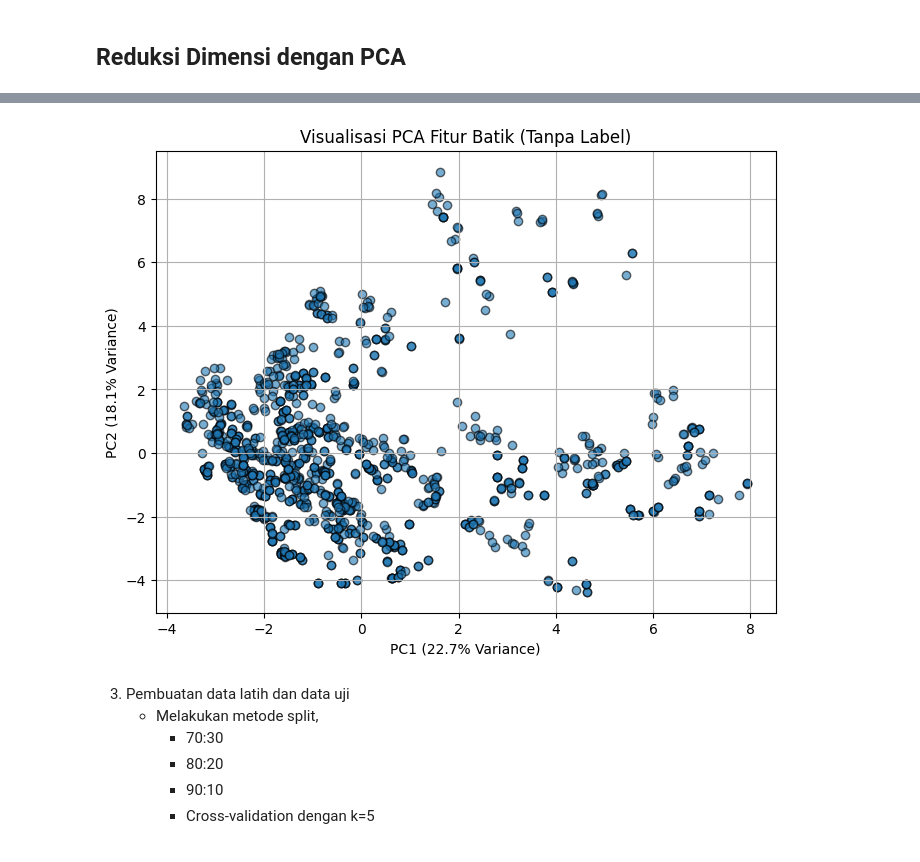
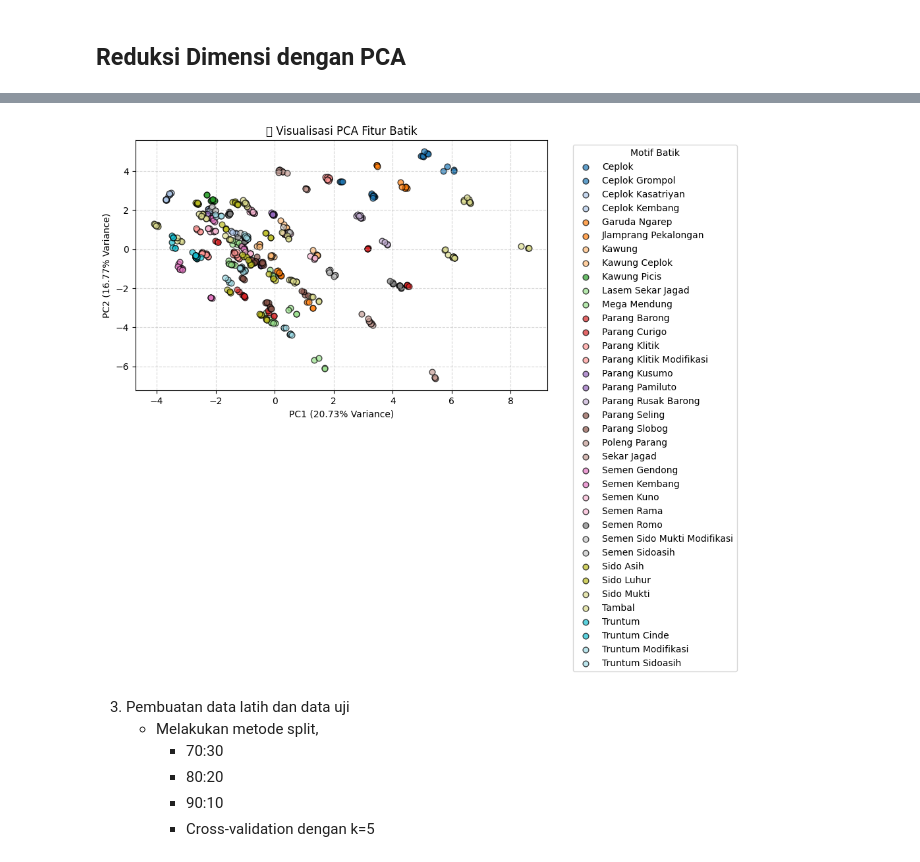
Before and after one commit to HanifFaishalH/Kuis2_KlasifikasiJenisBatik, a Jupyter notebook: Kuis2_Batik.ipynb, the cells around one changed output, grey strips where cells are left out. Drawn from its saved outputs; the diff is of its cells as text; code cells hidden in the pictures.

Commit message:
memperbaiki label dataset

```diff
--- a/Kuis2_Batik.ipynb
+++ b/Kuis2_Batik.ipynb
@@ -20,7 +24,7 @@ from pathlib import Path
 from google.colab import files
 from tqdm import tqdm
 
-input_folder = ('/content/drive/MyDrive/batik_dataset/Batik300')
+input_folder = ('/content/drive/MyDrive/batik_dataset/batik-augmentasi')
 output_folder = ('/content/drive/MyDrive/batik_dataset/batik_aug')
 copies_per_image = 3
 img_size = 512
@@ -340,42 +358,83 @@ from sklearn.preprocessing import StandardScaler
 from sklearn.decomposition import PCA
 import matplotlib.pyplot as plt
 
-# Path file CSV fitur
+# === Path file CSV hasil ekstraksi fitur ===
 csv_path = '/content/drive/MyDrive/batik_dataset/batik_motif_features.csv'
 
-# Baca dataset
+# === Baca dataset ===
 df = pd.read_csv(csv_path)
-print("Data awal:")
+print("📂 Data awal:")
 print(df.head())
-print(df.isnull().sum())
 
-# Pisahkan kolom non-fitur (misal 'filename') jika ada
-non_feature_cols = [col for col in df.columns if not col.startswith(('contrast', 'dissimilarity', 'homogeneity', 'energy', 'correlation', 'lbp_', 'color_'))]
-print(f"Kolom non-fitur dihapus: {non_feature_cols}")
+# === Cek missing values ===
+missing = df.isnull().sum()
+if missing.sum() > 0:
+    print("\n⚠️ Data mengandung nilai kosong, akan diisi dengan rata-rata kolom.")
+    df = df.fillna(df.mode(numeric_only=True))
+else:
+    print("\n✅ Tidak ada nilai kosong.")
 
+# === Pisahkan kolom non-fitur (misalnya filename dan motif_name) ===
+non_feature_cols = [col for col in df.columns if not col.startswith((
+    'contrast', 'dissimilarity', 'homogeneity', 'energy', 'correlation', 'lbp_', 'color_'
+))]
+print(f"\nKolom non-fitur yang diabaikan: {non_feature_cols}")
+
+# === Ambil fitur numerik untuk PCA ===
 X = df.drop(columns=non_feature_cols, errors='ignore')
+print(f"🔢 Jumlah fitur yang digunakan: {X.shape[1]}")
 
+# === Ambil label (jika ada) ===
+y = df['motif_name'] if 'motif_name' in df.columns else None
 
-# Standarisasi data
+# === Standarisasi data ===
 scaler = StandardScaler()
 X_scaled = scaler.fit_transform(X)
-print(f"Data berhasil distandarisasi. Ukuran: {X_scaled.shape}")
+print(f"📊 Data berhasil distandarisasi. Ukuran: {X_scaled.shape}")
 
-
-# PCA (Reduksi Dimensi)
-pca = PCA(n_components=2)  # ambil 2 komponen utama untuk visualisasi
+# === PCA untuk reduksi dimensi ===
+pca = PCA(n_components=2)
 X_pca = pca.fit_transform(X_scaled)
 
-print("Variance ratio tiap komponen:", pca.explained_variance_ratio_)
-print(f"Total variance yang dijelaskan: {sum(pca.explained_variance_ratio_):.2f}")
+print("\n📈 Rasio variansi tiap komponen PCA:")
+print(f"  PC1: {pca.explained_variance_ratio_[0]*100:.2f}%")
+print(f"  PC2: {pca.explained_variance_ratio_[1]*100:.2f}%")
+print(f"  Total variansi dijelaskan: {sum(pca.explained_variance_ratio_)*100:.2f}%")
 
+# === Visualisasi PCA 2D ===
+plt.figure(figsize=(10,7))
 
-# Visualisasi PCA 2D
-plt.figure(figsize=(8,6))
-plt.scatter(X_pca[:, 0], X_pca[:, 1], alpha=0.6, edgecolor='k')
-plt.title('Visualisasi PCA Fitur Batik (Tanpa Label)')
-plt.xlabel(f'PC1 ({pca.explained_variance_ratio_[0]*100:.1f}% Variance)')
-plt.ylabel(f'PC2 ({pca.explained_variance_ratio_[1]*100:.1f}% Variance)')
-plt.grid(True)
+if y is not None:
+    # Filter out NaN values from y before getting unique labels
+    valid_y = y.dropna()
+    if not valid_y.empty:
+        # Jika ada label, beri warna berdasarkan motif_name
+        unique_labels = sorted(valid_y.unique())
+        colors = plt.cm.get_cmap('tab20', len(unique_labels))
+
+        for i, label in enumerate(unique_labels):
+            plt.scatter(
+                X_pca[y == label, 0],
+                X_pca[y == label, 1],
+                color=colors(i),
+                label=label,
+                alpha=0.7,
+                edgecolor='black',
+                s=40
+            )
+        plt.legend(title='Motif Batik', bbox_to_anchor=(1.05, 1), loc='upper left')
+    else:
+        print("\n⚠️ Tidak ada label motif yang valid untuk divisualisasikan.")
+        plt.scatter(X_pca[:, 0], X_pca[:, 1], alpha=0.6, edgecolor='black', s=40)
+
+else:
+    # Jika tidak ada label
+    plt.scatter(X_pca[:, 0], X_pca[:, 1], alpha=0.6, edgecolor='black', s=40)
+
+plt.title('🔹 Visualisasi PCA Fitur Batik')
+plt.xlabel(f'PC1 ({pca.explained_variance_ratio_[0]*100:.2f}% Variance)')
+plt.ylabel(f'PC2 ({pca.explained_variance_ratio_[1]*100:.2f}% Variance)')
+plt.grid(True, linestyle='--', alpha=0.5)
+plt.tight_layout()
 plt.show()
 # %% [output]
@@ -399,4 +458,4 @@ Total variance yang dijelaskan: 0.41
-[figure, old version]
+[figure, new version]
 # %% [markdown]
 3. Pembuatan data latih dan data uji
     - Melakukan metode split,
```
Also changed, not shown: parts of 8 cells of this notebook.
